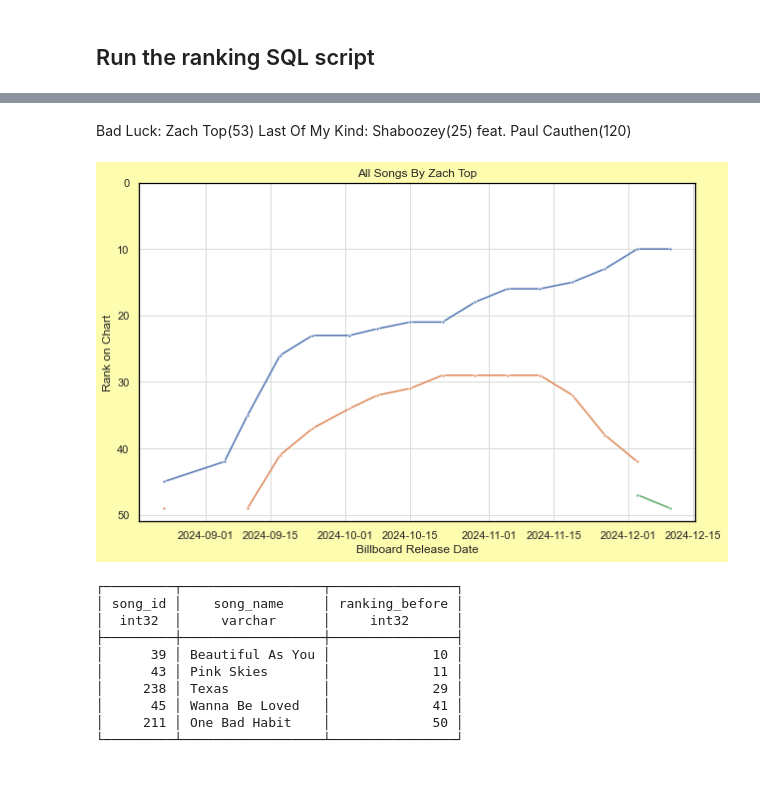
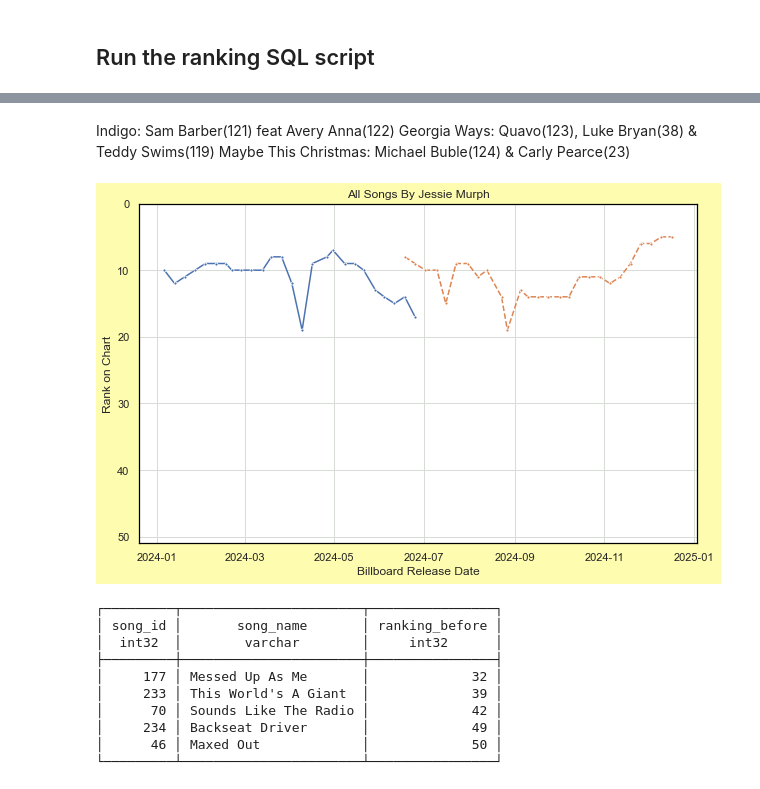
Before and after one commit to jwmanahan/billboard, a Jupyter notebook: add_new_week.ipynb, the cells around one changed output, grey strips where cells are left out. Cells and saved outputs as stored; diff of their text form; code cells hidden in the pictures.

```diff
--- a/add_new_week.ipynb
+++ b/add_new_week.ipynb
@@ -747,48 +693,49 @@ Kane Brown       2
 Zach Top         2
 Name: song_id, dtype: int64
 # %% [markdown]
-Bad Luck: Zach Top(53)
-Last Of My Kind: Shaboozey(25) feat. Paul Cauthen(120)
+Indigo: Sam Barber(121) feat Avery Anna(122)
+Georgia Ways: Quavo(123), Luke Bryan(38) & Teddy Swims(119)
+Maybe This Christmas: Michael Buble(124) & Carly Pearce(23)
 # %%
 # For now, manual artist name selection
 # TODO: Create charts for every artist on this week's chart at once
-artist_name = 'Zach Top' # TODO: use artist ID, but label with artist_name
+artist_name = 'Jessie Murph' # TODO: use artist ID, but label with artist_name
 
 df_weeks_this_artist = df_weeks_for_artist.query(
     f"artist_name == '{artist_name}'"
 )
 
 sns.color_palette('Paired') # TOFIX
 for _, row in df_weeks_this_artist.pivot( # TODO no pivot to support legend in char 'song_name'
     index = 'song_id'
     , columns = 'billboard_observation_date' #TODO: weeks ago
     , values = 'billboard_rank'
 ).fillna(
     np.inf # suppresses only if a different song is on the chart that week
 ).iterrows():
     graph = sns.lineplot(
         data = row
         , linestyle = credit_type_to_linestyle[
             df_weeks_this_artist[
                 df_weeks_this_artist['song_id'] == row.name
             ].groupby('relationship_type').count().iloc[0].name
         ]
         , marker = '.'
     )
 
 graph.set(
     title = f'All Songs By {artist_name}'
     , xlabel = 'Billboard Release Date' # Really observation date (for now)
     , ylabel = 'Rank on Chart'
     , ylim = [0, 51]
 )
 graph.axes.invert_yaxis()
 # %% [output]
-[figure, old version]
+[figure, new version]
 # %%
 # TODO: Set comparison_observation_date as num weeks back, not specific date
 current_observation_date = billboard_observation_date
-comparison_observation_date = '2024-11-26'
+comparison_observation_date = '2024-12-03'
 
 with duckdb.connect('raw_db.duckdb') as conn:
     with open('analysis/removed_songs.sql') as sql_file:
@@ -800,16 +747,16 @@ with duckdb.connect('raw_db.duckdb') as conn:
         )
     print(removed_songs)
 # %% [output]
-┌─────────┬──────────────────┬────────────────┐
-│ song_id │    song_name     │ ranking_before │
-│  int32  │     varchar      │     int32      │
-├─────────┼──────────────────┼────────────────┤
-│      39 │ Beautiful As You │             10 │
-│      43 │ Pink Skies       │             11 │
-│     238 │ Texas            │             29 │
-│      45 │ Wanna Be Loved   │             41 │
-│     211 │ One Bad Habit    │             50 │
-└─────────┴──────────────────┴────────────────┘
+┌─────────┬───────────────────────┬────────────────┐
+│ song_id │       song_name       │ ranking_before │
+│  int32  │        varchar        │     int32      │
+├─────────┼───────────────────────┼────────────────┤
+│     177 │ Messed Up As Me       │             32 │
+│     233 │ This World's A Giant  │             39 │
+│      70 │ Sounds Like The Radio │             42 │
+│     234 │ Backseat Driver       │             49 │
+│      46 │ Maxed Out             │             50 │
+└─────────┴───────────────────────┴────────────────┘
 # %%
 # TODO consider adding a measurement start date column
     # for Friday of each week based on observation date
```
Also changed, not shown: parts of 31 cells of this notebook, 7 other files.
